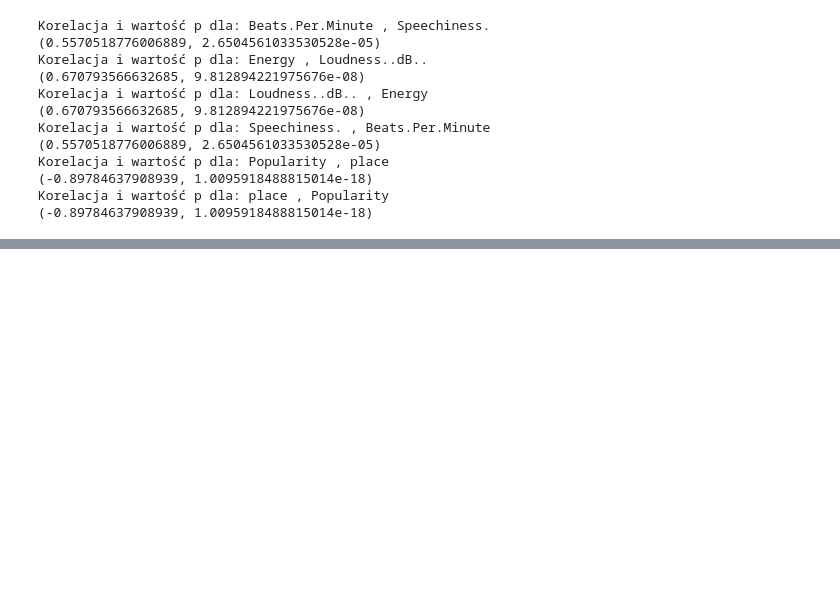
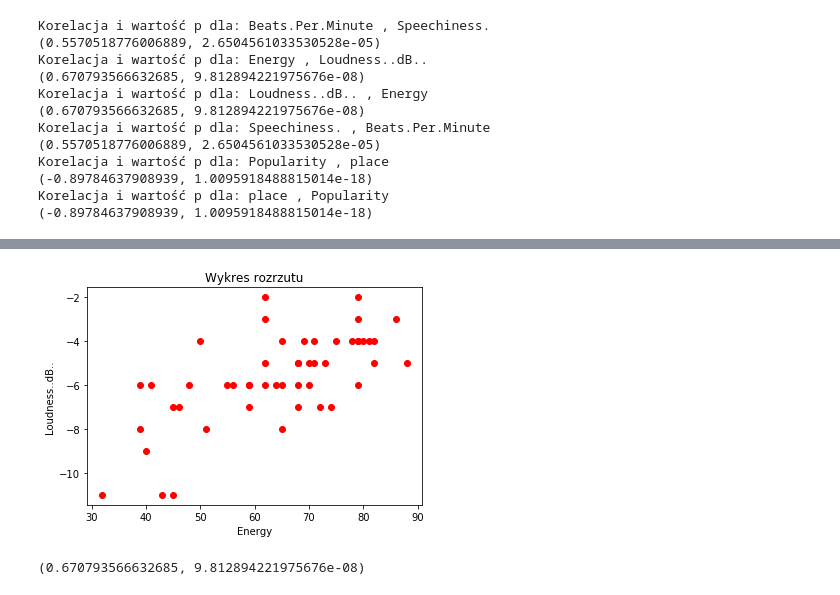
Before and after one commit to sageroe/Data_analysis, a Jupyter notebook: Raport.ipynb, the cells around one changed output, grey strips where cells are left out. Cells and saved outputs as stored; diff of their text form; code cells hidden in the pictures; blank space fills up the shorter version.

```diff
--- a/Raport.ipynb
+++ b/Raport.ipynb
@@ -307,0 +327,19 @@ plt.show()
+# %%
+###Bets vs Speechinees V
+###Danceability vs Spechiness V
+###Energy
+x = data["Energy"]
+y = data['Loudness..dB..']
+plt.plot(x,y, "ro")
+plt.xlabel("Energy")
+plt.ylabel("Loudness..dB..")
+plt.title('Wykres rozrzutu')
+plt.show()
+
+st.pearsonr(data["Energy"],data["Loudness..dB.."])
+
+
+### Energy i Liveness
+# %% [output]
+[figure, added]
+(0.670793566632685, 9.812894221975676e-08)
```
Also changed, not shown: parts of 16 cells of this notebook.
